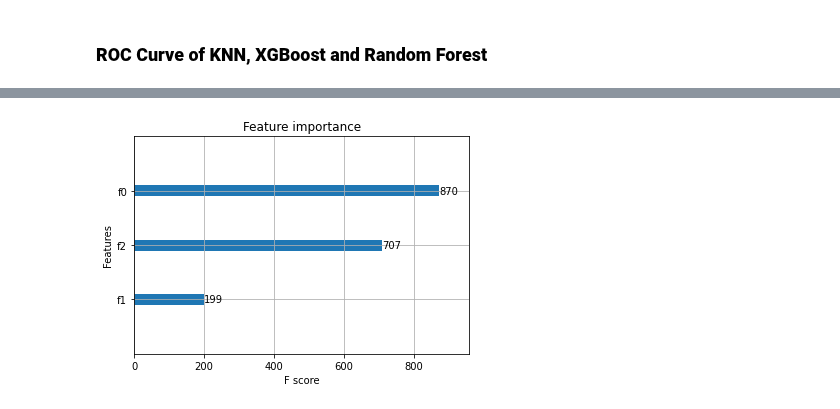
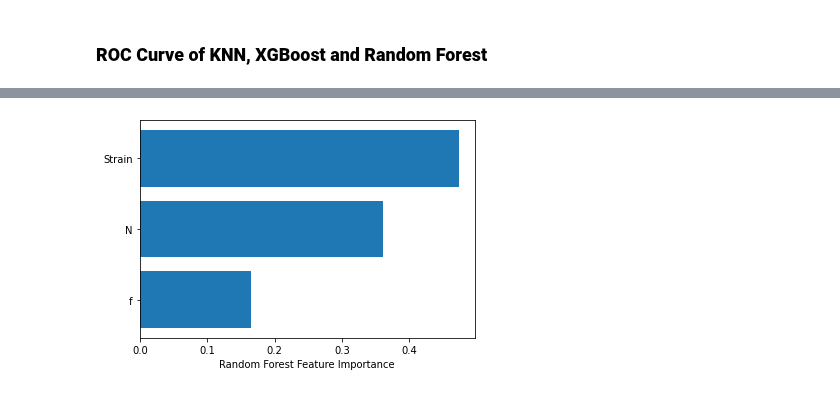
Before and after one commit to Sujal-vajire/Machine-learning-models, a Jupyter notebook: Rakesh_Sir.ipynb, the cells around one changed output, grey strips where cells are left out. Cells and saved outputs as stored; diff of their text form; code cells hidden in the pictures.

```diff
--- a/Rakesh_Sir.ipynb
+++ b/Rakesh_Sir.ipynb
@@ -318,8 +331,10 @@ plt.show()
-# %%
-from xgboost import plot_importance
-
-# plot feature importance
-plot_importance(xgbc)
-plt.show()
-# %% [output]
-[figure, removed]
+# %%
+from sklearn.inspection import permutation_importance
+perm_importance = permutation_importance(rfc, X_test, y_test)
+sorted_idx = perm_importance.importances_mean.argsort()
+plt.barh(df.columns[sorted_idx], rfc.feature_importances_[sorted_idx])
+plt.xlabel("Random Forest Feature Importance")
+resolution_value = 600
+plt.savefig("Random Forest Feature Importance.png", format="png", dpi=resolution_value)
+# %% [output]
+[figure, added]
```
Also changed, not shown: parts of 6 cells of this notebook.
